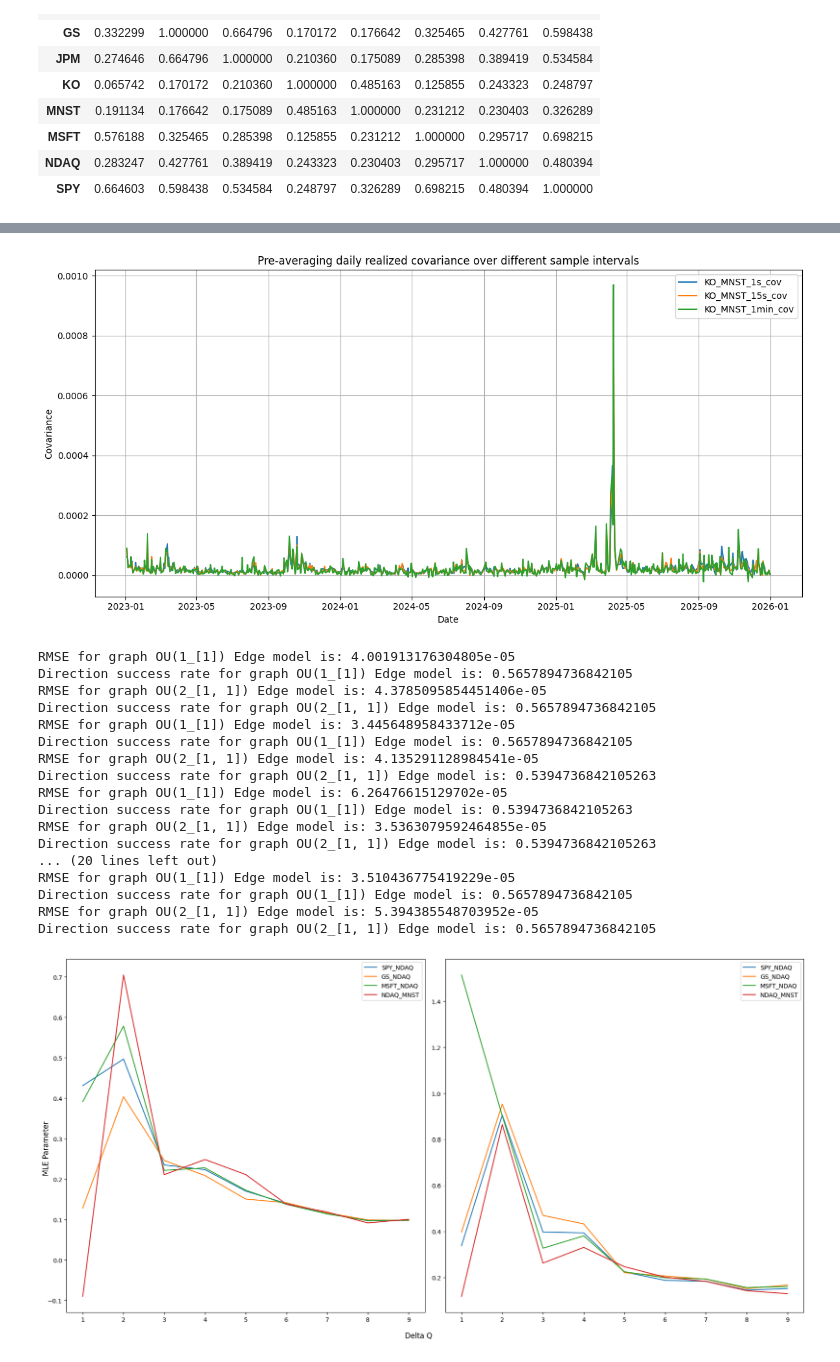
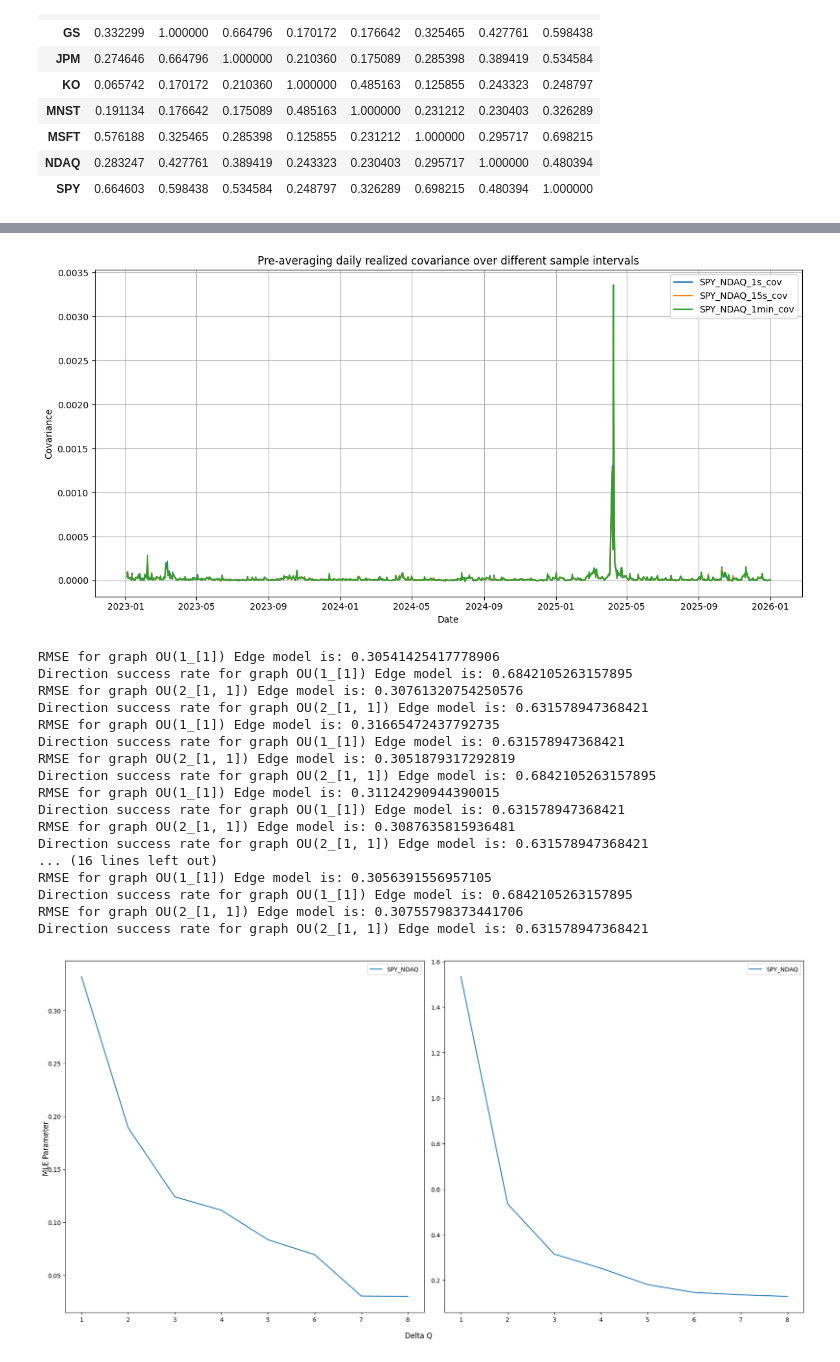
Before and after one commit to jiamingchen13/GraphOUEdge, a Jupyter notebook: Untitled.ipynb, the cells around one changed output, grey strips where cells are left out. Cells and saved outputs as stored; diff of their text form; code cells hidden in the pictures.

```diff
--- a/Untitled.ipynb
+++ b/Untitled.ipynb
@@ -124,5 +124,5 @@ plt.show()
 # %%
-df = cov_data_combined[['KO_MNST_1s_cov','KO_MNST_15s_cov','KO_MNST_1min_cov']]
+df = cov_data_combined[['SPY_NDAQ_1s_cov','SPY_NDAQ_15s_cov','SPY_NDAQ_1min_cov']]
 plt.figure(figsize=(12, 6))
 
 for col in df.columns:
@@ -136,22 +136,22 @@ plt.grid(True)
 plt.tight_layout()
 plt.show()
 # %% [output]
-[figure, old version]
+[figure, new version]
 # %%
 # Forecast steps
 forecast_step = 1
 
 # Set hyperparameter gamma
-gamma = 25
+gamma = 1.01
 
 # Load the correlation/covariance data
-data = np.load('./data/LOBSTERdata/output/train/aggregate/cov.npz', allow_pickle=True)
+data = np.load('./data/LOBSTERdata/output/train/aggregate/corr.npz', allow_pickle=True)
 index = pd.to_datetime(data['timestamps'])
 _data = pd.DataFrame({key: data[key] for key in data.files if key != 'timestamps'}, index=index)
 
 # Derive network structure
 #TICKERS = ['SPY', 'AMZN', 'JPM', 'GS', 'KO', 'MSFT', 'NDAQ', 'MNST']
-Adj = adj_to_line_graph([[0,0,0,0,0,0,1,0],[0,0,0,0,0,0,0,0],[0,0,0,0,0,0,0,0],[0,0,0,0,0,0,1,0],[0,0,0,0,0,0,0,0],[0,0,0,0,0,0,1,0],[1,0,0,1,0,1,0,1],[0,0,0,0,0,0,1,0]], TICKERS)
+Adj = adj_to_line_graph([[0,0,0,0,0,0,1,0],[0,0,0,0,0,0,0,0],[0,0,0,0,0,0,0,0],[0,0,0,0,0,0,0,0],[0,0,0,0,0,0,0,0],[0,0,0,0,0,0,0,0],[1,0,0,0,0,0,0,0],[0,0,0,0,0,0,0,0]], TICKERS)
 
 # Number of edges
 K = Adj[0].shape[0]
@@ -165,55 +165,55 @@ delta = 1
 Q_ = np.append(P_[::delta], P_[-1]) if (Y.shape[1] - 1) % delta != 0 else P_[::delta]
 
 # Testing data
-test_data = np.load('./data/LOBSTERdata/output/test/aggregate/cov.npz', allow_pickle=True)
+test_data = np.load('./data/LOBSTERdata/output/test/aggregate/corr.npz', allow_pickle=True)
 test_index = pd.to_datetime(test_data['timestamps'])
 test_data_ = pd.DataFrame({key: test_data[key] for key in test_data.files if key != 'timestamps'}, index=test_index)
 test_Y = test_data_[Adj[1]].T
 test_set = sliding_window_view(test_Y, (K, forecast_step))[0]
 test_size = test_set.shape[0]
 # %%
-P_ = np.array([i for i in range(Y.shape[1])])
+P = np.array([i for i in range(Y.shape[1])])
 param_1 = []
 param_2 = []
 
-for j in range(1,10):
-    Q_ = np.append(P_[::j], P_[-1]) if (Y.shape[1] - 1) % j != 0 else P_[::j]
+for j in range(1,9):
+    Q = np.append(P[::j], P[-1]) if (Y.shape[1] - 1) % j != 0 else P[::j]
     # Alpha, first sample, first lag
-    param_1.append(grOU_edge_model(Y, Adj, test_set, K, test_size, forecast_step, [1], C, jump_activity, P_, Q_, gamma, is_global=False, is_single=False, print_param=True, is_test=True)[0][0][0])
-    param_2.append(grOU_edge_model(Y, Adj, test_set, K, test_size, forecast_step, [1,1], C, jump_activity, P_, Q_, gamma, is_global=False, is_single=False, print_param=True, is_test=True)[0][0][0])
+    param_1.append(grOU_edge_model(Y, Adj, test_set, K, test_size, forecast_step, [1], C, jump_activity, P, Q, gamma, is_global=False, is_single=False, print_param=True, is_test=True)[0][0][0])
+    param_2.append(grOU_edge_model(Y, Adj, test_set, K, test_size, forecast_step, [1,1], C, jump_activity, P, Q, gamma, is_global=False, is_single=False, print_param=True, is_test=True)[0][0][0])
 
 df_lag_1 = pd.DataFrame(param_1, columns=Adj[1])
 df_lag_2 = pd.DataFrame(param_2, columns=Adj[1])
 
 # Plot MLE versus different Delta Q scales
 fig, axes = plt.subplots(1, 2, figsize=(18, 9), sharex=True)
 axes[0].plot(df_lag_1.index+1, df_lag_1, label=df_lag_1.columns)
 axes[0].legend()
 axes[1].plot(df_lag_2.index+1, df_lag_2, label=df_lag_2.columns)
 axes[1].legend()
 fig.supxlabel("Delta Q")
 fig.supylabel('MLE Parameter')
 plt.tight_layout()
 plt.show()
 # %% [output]
-RMSE for graph OU(1_[1]) Edge model is: 4.001913176304805e-05
-Direction success rate for graph OU(1_[1]) Edge model is: 0.5657894736842105
-RMSE for graph OU(2_[1, 1]) Edge model is: 4.3785095854451406e-05
-Direction success rate for graph OU(2_[1, 1]) Edge model is: 0.5657894736842105
-RMSE for graph OU(1_[1]) Edge model is: 3.445648958433712e-05
-Direction success rate for graph OU(1_[1]) Edge model is: 0.5657894736842105
-RMSE for graph OU(2_[1, 1]) Edge model is: 4.135291128984541e-05
-Direction success rate for graph OU(2_[1, 1]) Edge model is: 0.5394736842105263
-RMSE for graph OU(1_[1]) Edge model is: 6.26476615129702e-05
-Direction success rate for graph OU(1_[1]) Edge model is: 0.5394736842105263
-RMSE for graph OU(2_[1, 1]) Edge model is: 3.5363079592464855e-05
-Direction success rate for graph OU(2_[1, 1]) Edge model is: 0.5394736842105263
-... (20 lines left out)
-RMSE for graph OU(1_[1]) Edge model is: 3.510436775419229e-05
-Direction success rate for graph OU(1_[1]) Edge model is: 0.5657894736842105
-RMSE for graph OU(2_[1, 1]) Edge model is: 5.394385548703952e-05
-Direction success rate for graph OU(2_[1, 1]) Edge model is: 0.5657894736842105
+RMSE for graph OU(1_[1]) Edge model is: 0.30541425417778906
+Direction success rate for graph OU(1_[1]) Edge model is: 0.6842105263157895
+RMSE for graph OU(2_[1, 1]) Edge model is: 0.30761320754250576
+Direction success rate for graph OU(2_[1, 1]) Edge model is: 0.631578947368421
+RMSE for graph OU(1_[1]) Edge model is: 0.31665472437792735
+Direction success rate for graph OU(1_[1]) Edge model is: 0.631578947368421
+RMSE for graph OU(2_[1, 1]) Edge model is: 0.3051879317292819
+Direction success rate for graph OU(2_[1, 1]) Edge model is: 0.6842105263157895
+RMSE for graph OU(1_[1]) Edge model is: 0.31124290944390015
+Direction success rate for graph OU(1_[1]) Edge model is: 0.631578947368421
+RMSE for graph OU(2_[1, 1]) Edge model is: 0.3087635815936481
+Direction success rate for graph OU(2_[1, 1]) Edge model is: 0.631578947368421
+... (16 lines left out)
+RMSE for graph OU(1_[1]) Edge model is: 0.3056391556957105
+Direction success rate for graph OU(1_[1]) Edge model is: 0.6842105263157895
+RMSE for graph OU(2_[1, 1]) Edge model is: 0.30755798373441706
+Direction success rate for graph OU(2_[1, 1]) Edge model is: 0.631578947368421
-[figure, old version]
+[figure, new version]
 # %%
 # Univariate AR Edge Model
 UAR_model(Y, test_set, K, test_size, forecast_step)
```
Also changed, not shown: parts of 8 cells of this notebook, 1 other file.
